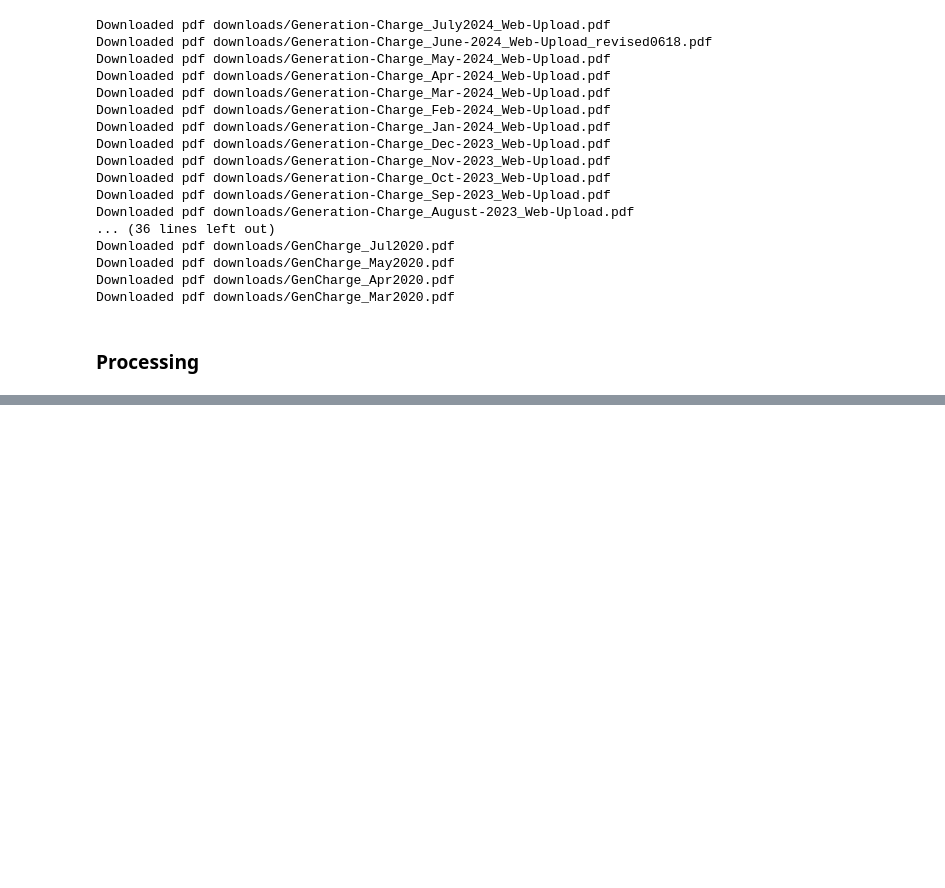
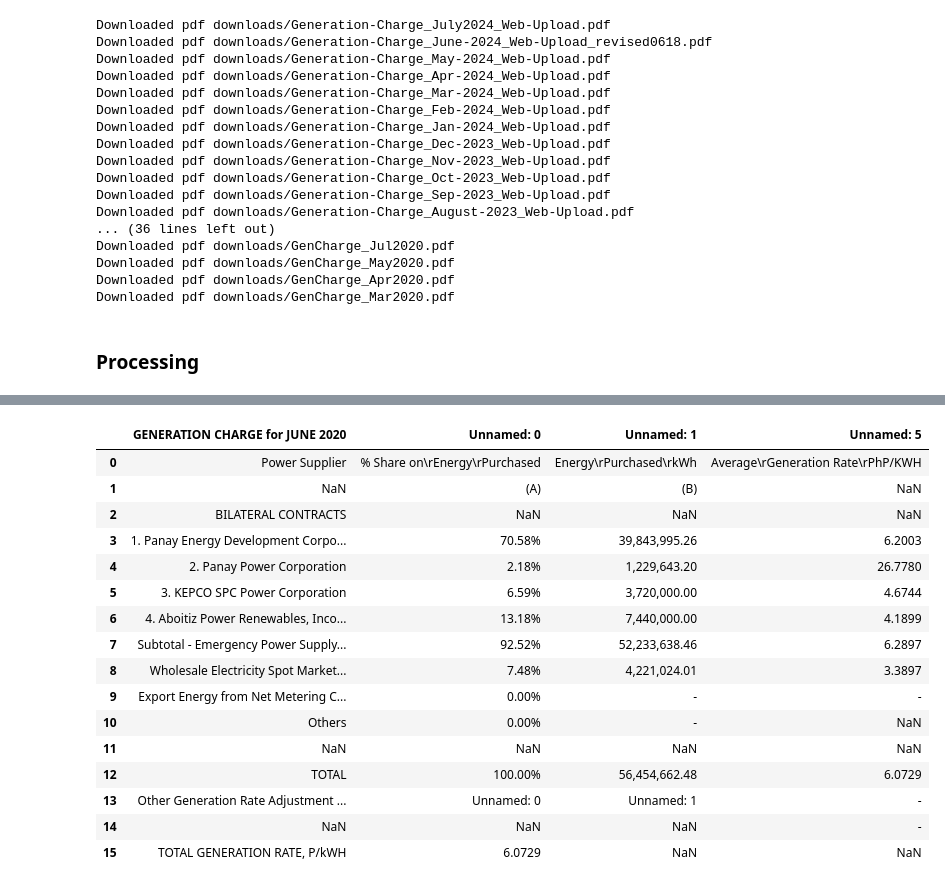
Before and after one commit to andreasenson/Scrape-DU-Generation-Charge, a Jupyter notebook: MEPC/scrape_MEPC.ipynb, the cells around one changed output, grey strips where cells are left out. Drawn from its saved outputs; the diff is of its cells as text; code cells hidden in the pictures; blank space fills up the shorter version.

```diff
--- a/MEPC/scrape_MEPC.ipynb
+++ b/MEPC/scrape_MEPC.ipynb
@@ -211 +416,47 @@ sliced_cols_df
+# %%
+# Define the keywords to search for
+keywords = ["CONTRACTS", "%", "Purchased", "Average"]
+
+# Create a list to store the column indices that match the criteria
+matching_columns = []
+
+# Find columns where the keywords are present as row values
+for keyword in keywords:
+    if keyword == "Purchased":
+        # For "Purchased", we need to handle the second occurrence
+        purchased_columns = df.apply(lambda col: col.str.contains(keyword, na=False)).any()
+        # Get the indices of all columns with "Purchased"
+        purchased_indices = purchased_columns[purchased_columns].index.tolist()
+        if len(purchased_indices) > 1:
+            # Select the second occurrence
+            matching_columns.append(purchased_indices[1])
+    else:
+        # For all other keywords, find columns containing the keyword as a row value
+        matching_columns += df.columns[df.apply(lambda col: col.str.contains(keyword, na=False)).any()].tolist()
+
+# Drop duplicates in case there are overlaps in columns
+matching_columns = pd.Index(matching_columns).unique()
+
+# Create the new DataFrame with the selected columns
+sliced_columns = df[matching_columns]
+
+sliced_columns
+# %% [output]
+|  | GENERATION CHARGE for JUNE 2020 | Unnamed: 0 | Unnamed: 1 | Unnamed: 5 |
+| 0 | Power Supplier | % Share on\rEnergy\rPurchased | Energy\rPurchased\rkWh | Average\rGeneration Rate\rPhP/KWH |
+| 1 | NaN | (A) | (B) | NaN |
+| 2 | BILATERAL CONTRACTS | NaN | NaN | NaN |
+| 3 | 1. Panay Energy Development Corpo... | 70.58% | 39,843,995.26 | 6.2003 |
+| 4 | 2. Panay Power Corporation | 2.18% | 1,229,643.20 | 26.7780 |
+| 5 | 3. KEPCO SPC Power Corporation | 6.59% | 3,720,000.00 | 4.6744 |
+| 6 | 4. Aboitiz Power Renewables, Inco... | 13.18% | 7,440,000.00 | 4.1899 |
+| 7 | Subtotal - Emergency Power Supply... | 92.52% | 52,233,638.46 | 6.2897 |
+| 8 | Wholesale Electricity Spot Market... | 7.48% | 4,221,024.01 | 3.3897 |
+| 9 | Export Energy from Net Metering C... | 0.00% | - | - |
+| 10 | Others | 0.00% | - | NaN |
+| 11 | NaN | NaN | NaN | NaN |
+| 12 | TOTAL | 100.00% | 56,454,662.48 | 6.0729 |
+| 13 | Other Generation Rate Adjustment ... | Unnamed: 0 | Unnamed: 1 | - |
+| 14 | NaN | NaN | NaN | - |
+| 15 | TOTAL GENERATION RATE, P/kWH | 6.0729 | NaN | NaN |
 # %%
```
Also changed, not shown: parts of 19 cells of this notebook.
